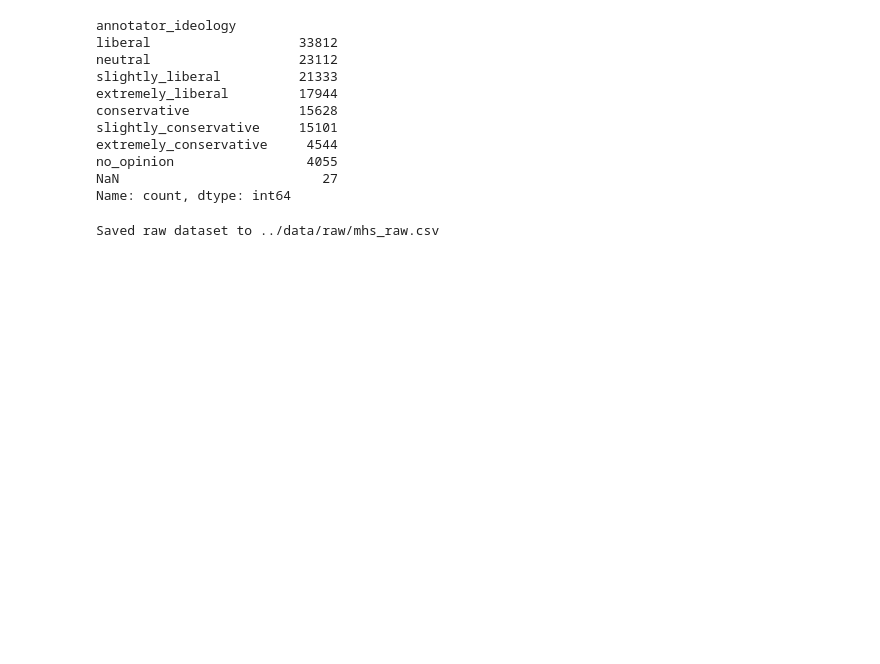
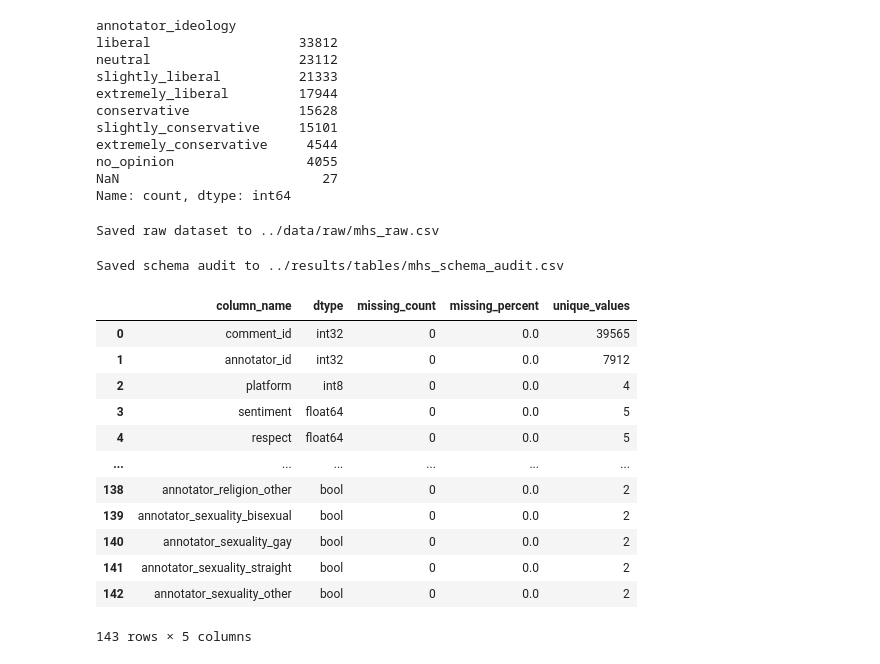
Before and after one commit to alishayan47/Distributional-Hate-Speech-Prediction, a Jupyter notebook: notebooks/01_data_audit.ipynb, the cells around one changed output. Drawn from its saved outputs; the diff is of its cells as text; code cells hidden in the pictures; blank space fills up the shorter version.

```diff
--- a/notebooks/01_data_audit.ipynb
+++ b/notebooks/01_data_audit.ipynb
@@ -109,3 +109,33 @@ df.to_csv("../data/raw/mhs_raw.csv", index=False)
 print("Saved raw dataset to ../data/raw/mhs_raw.csv")
 # %% [output]
 Saved raw dataset to ../data/raw/mhs_raw.csv
+# %%
+schema_path = "../results/tables/mhs_schema_audit.csv"
+
+schema_df = pd.DataFrame({
+    "column_name": df.columns,
+    "dtype": [str(df[col].dtype) for col in df.columns],
+    "missing_count": [df[col].isnull().sum() for col in df.columns],
+    "missing_percent": [round(df[col].isnull().mean() * 100, 2) for col in df.columns],
+    "unique_values": [df[col].nunique() for col in df.columns]
+})
+
+schema_df.to_csv(schema_path, index=False)
+
+print(f"Saved schema audit to {schema_path}")
+schema_df
+# %% [output]
+Saved schema audit to ../results/tables/mhs_schema_audit.csv
+|  | column_name | dtype | missing_count | missing_percent | unique_values |
+| 0 | comment_id | int32 | 0 | 0.0 | 39565 |
+| 1 | annotator_id | int32 | 0 | 0.0 | 7912 |
+| 2 | platform | int8 | 0 | 0.0 | 4 |
+| 3 | sentiment | float64 | 0 | 0.0 | 5 |
+| 4 | respect | float64 | 0 | 0.0 | 5 |
+| ... | ... | ... | ... | ... | ... |
+| 138 | annotator_religion_other | bool | 0 | 0.0 | 2 |
+| 139 | annotator_sexuality_bisexual | bool | 0 | 0.0 | 2 |
+| 140 | annotator_sexuality_gay | bool | 0 | 0.0 | 2 |
+| 141 | annotator_sexuality_straight | bool | 0 | 0.0 | 2 |
+| 142 | annotator_sexuality_other | bool | 0 | 0.0 | 2 |
+143 rows × 5 columns
```
Also changed, not shown: parts of 7 cells of this notebook, 3 other files.
